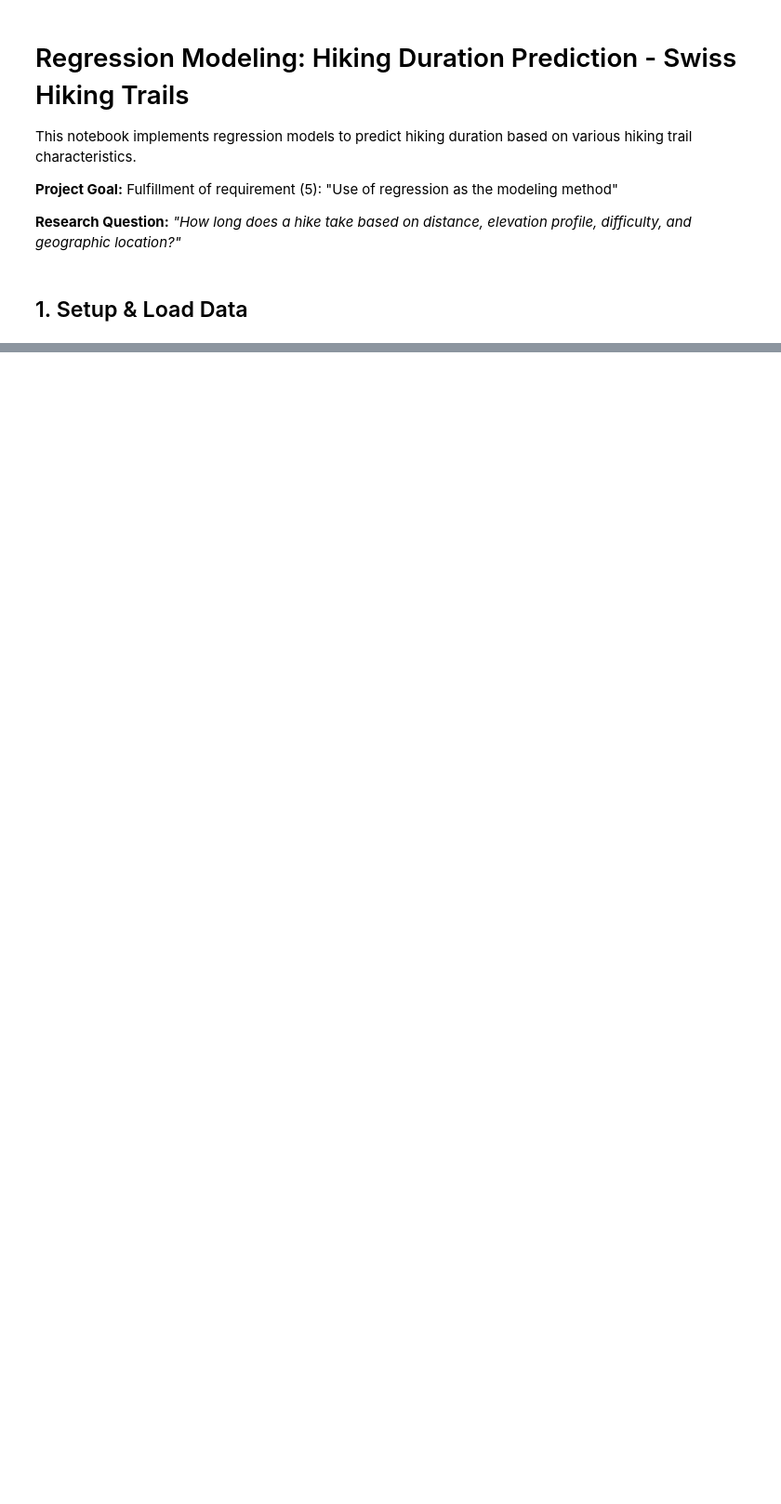
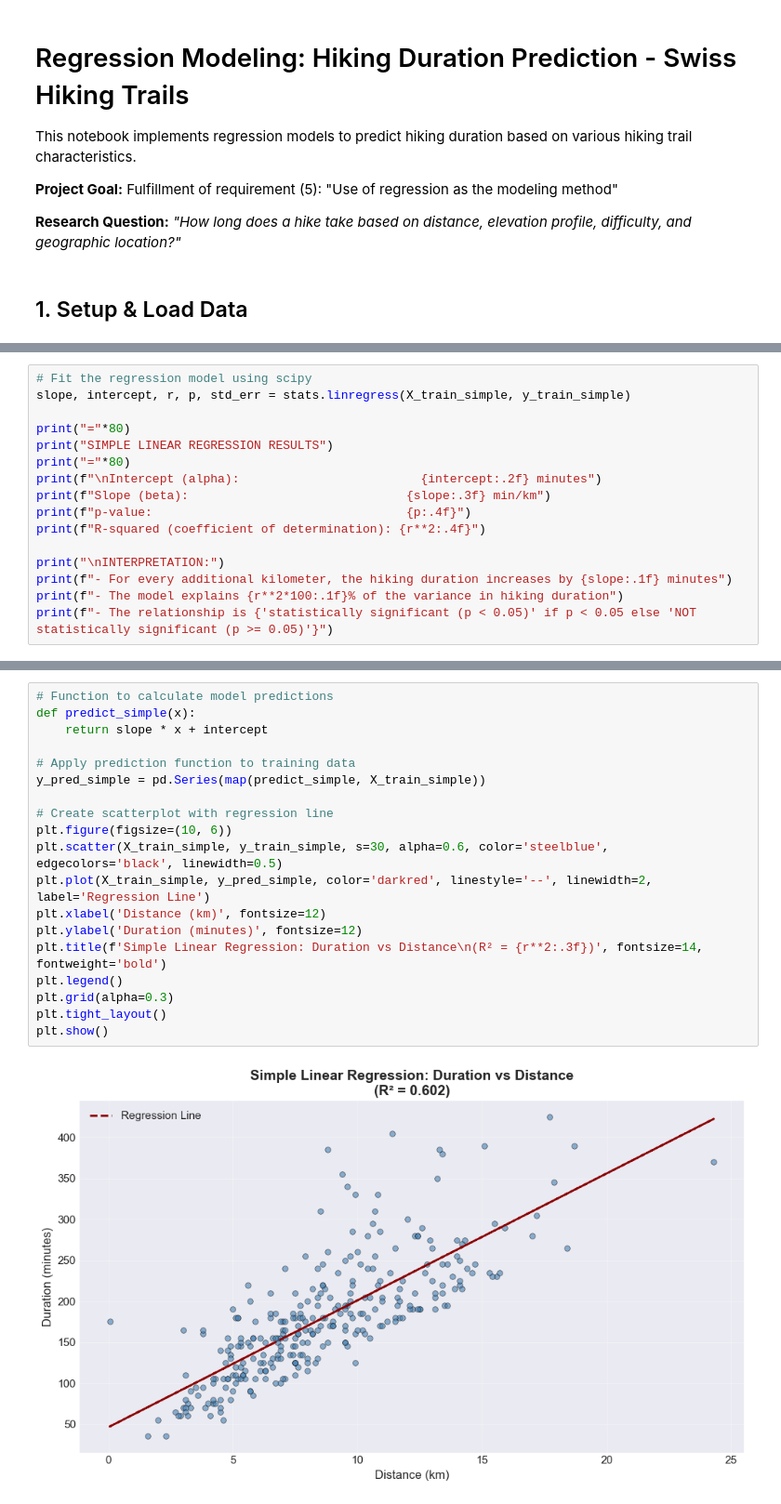
Before and after one commit to ganemmah/Schweizer_Wanderwege, a Jupyter notebook: notebooks/MR_05_regression_modeling.ipynb, the cells around one changed output, grey strips where cells are left out. Shown at 93% size. Saved outputs shown, nothing was run; the diff lists cells and outputs as text; blank space fills up the shorter version.

```diff
--- a/notebooks/MR_05_regression_modeling.ipynb
+++ b/notebooks/MR_05_regression_modeling.ipynb
@@ -160,0 +126,16 @@ INTERPRETATION:
+# %%
+# Fit the regression model using scipy
+slope, intercept, r, p, std_err = stats.linregress(X_train_simple, y_train_simple)
+
+print("="*80)
+print("SIMPLE LINEAR REGRESSION RESULTS")
+print("="*80)
+print(f"\nIntercept (alpha):                         {intercept:.2f} minutes")
+print(f"Slope (beta):                              {slope:.3f} min/km")
+print(f"p-value:                                   {p:.4f}")
+print(f"R-squared (coefficient of determination): {r**2:.4f}")
+
+print("\nINTERPRETATION:")
+print(f"- For every additional kilometer, the hiking duration increases by {slope:.1f} minutes")
+print(f"- The model explains {r**2*100:.1f}% of the variance in hiking duration")
+print(f"- The relationship is {'statistically significant (p < 0.05)' if p < 0.05 else 'NOT statistically significant (p >= 0.05)'}")
@@ -160,0 +158,21 @@ INTERPRETATION:
+# %%
+# Function to calculate model predictions
+def predict_simple(x):
+    return slope * x + intercept
+
+# Apply prediction function to training data
+y_pred_simple = pd.Series(map(predict_simple, X_train_simple))
+
+# Create scatterplot with regression line
+plt.figure(figsize=(10, 6))
+plt.scatter(X_train_simple, y_train_simple, s=30, alpha=0.6, color='steelblue', edgecolors='black', linewidth=0.5)
+plt.plot(X_train_simple, y_pred_simple, color='darkred', linestyle='--', linewidth=2, label='Regression Line')
+plt.xlabel('Distance (km)', fontsize=12)
+plt.ylabel('Duration (minutes)', fontsize=12)
+plt.title(f'Simple Linear Regression: Duration vs Distance\n(R² = {r**2:.3f})', fontsize=14, fontweight='bold')
+plt.legend()
+plt.grid(alpha=0.3)
+plt.tight_layout()
+plt.show()
+# %% [output]
+[figure, added]
```
Also changed, not shown: parts of 62 cells of this notebook.
